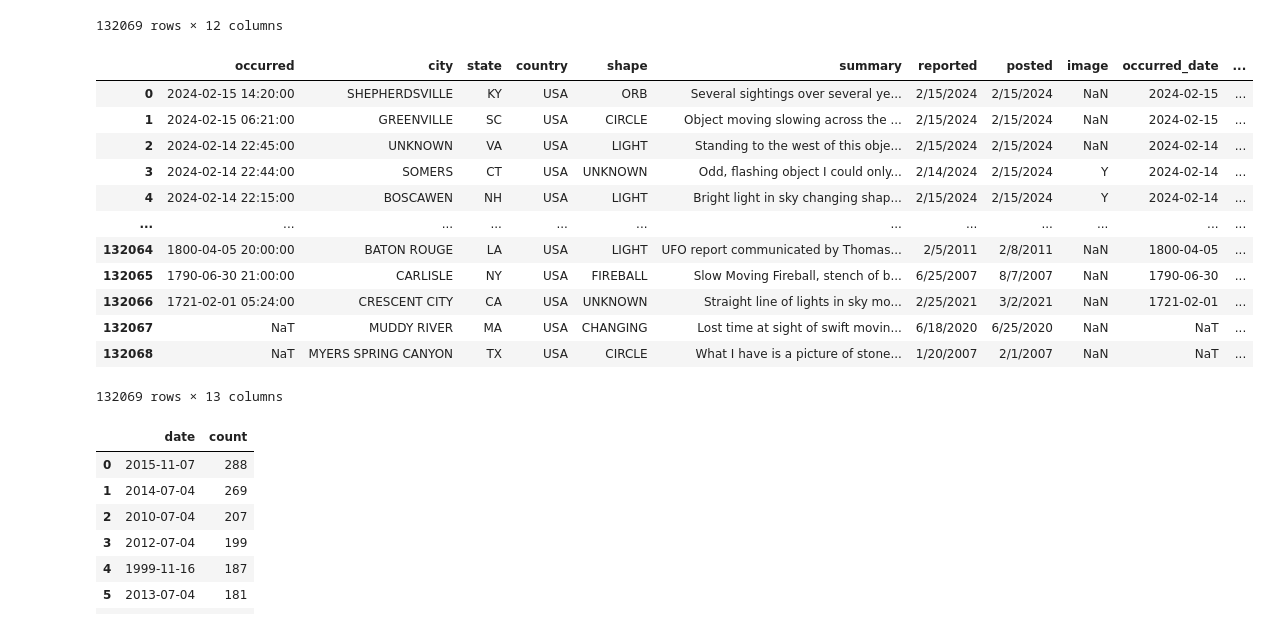
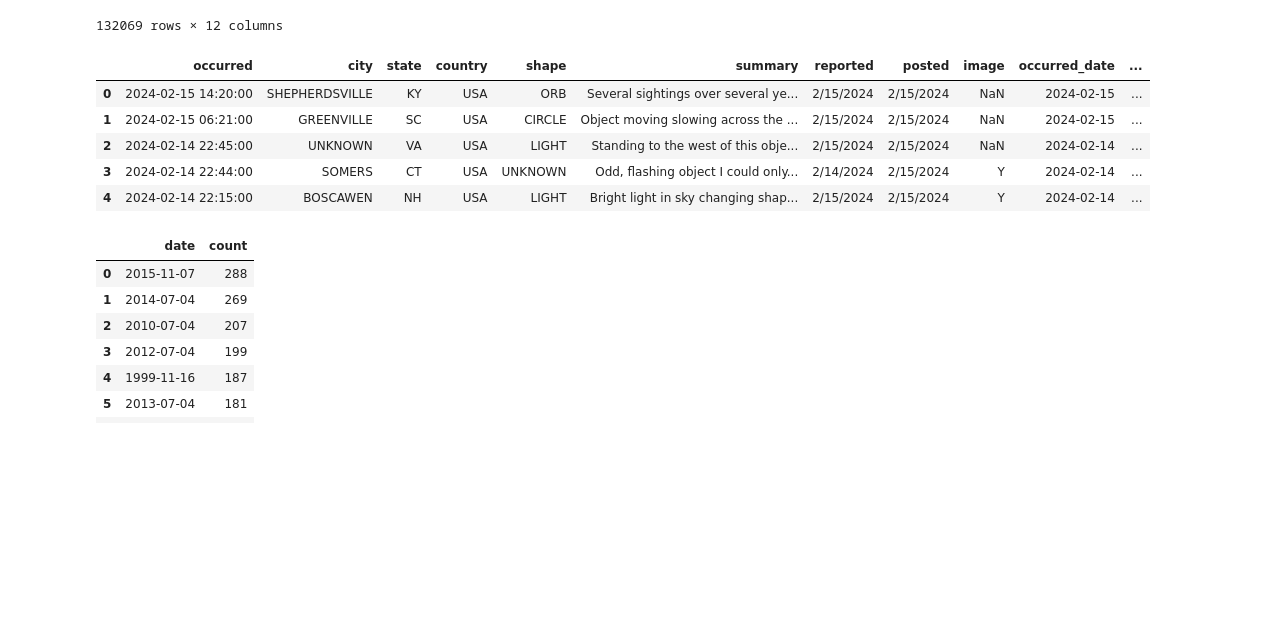
Before and after one commit to t-white-21/ufo-exploration, a Jupyter notebook: notebooks/ufo_times.ipynb, the cells around one changed output. Drawn from its saved outputs; the diff is of its cells as text; code cells hidden in the pictures; blank space fills up the shorter version.

```diff
--- a/notebooks/ufo_times.ipynb
+++ b/notebooks/ufo_times.ipynb
@@ -112,21 +112,14 @@ ufo_df
 132069 rows × 12 columns
 # %%
 ufo_df['occurred_month'] = ufo_df['occurred'].dt.month
-ufo_df
+ufo_df.head()
 # %% [output]
 |  | occurred | city | state | country | shape | summary | reported | posted | image | occurred_date | ... |
 | 0 | 2024-02-15 14:20:00 | SHEPHERDSVILLE | KY | USA | ORB | Several sightings over several ye... | 2/15/2024 | 2/15/2024 | NaN | 2024-02-15 | ... |
 | 1 | 2024-02-15 06:21:00 | GREENVILLE | SC | USA | CIRCLE | Object moving slowing across the ... | 2/15/2024 | 2/15/2024 | NaN | 2024-02-15 | ... |
 | 2 | 2024-02-14 22:45:00 | UNKNOWN | VA | USA | LIGHT | Standing to the west of this obje... | 2/15/2024 | 2/15/2024 | NaN | 2024-02-14 | ... |
 | 3 | 2024-02-14 22:44:00 | SOMERS | CT | USA | UNKNOWN | Odd, flashing object I could only... | 2/14/2024 | 2/15/2024 | Y | 2024-02-14 | ... |
 | 4 | 2024-02-14 22:15:00 | BOSCAWEN | NH | USA | LIGHT | Bright light in sky changing shap... | 2/15/2024 | 2/15/2024 | Y | 2024-02-14 | ... |
-| ... | ... | ... | ... | ... | ... | ... | ... | ... | ... | ... | ... |
-| 132064 | 1800-04-05 20:00:00 | BATON ROUGE | LA | USA | LIGHT | UFO report communicated by Thomas... | 2/5/2011 | 2/8/2011 | NaN | 1800-04-05 | ... |
-| 132065 | 1790-06-30 21:00:00 | CARLISLE | NY | USA | FIREBALL | Slow Moving Fireball, stench of b... | 6/25/2007 | 8/7/2007 | NaN | 1790-06-30 | ... |
-| 132066 | 1721-02-01 05:24:00 | CRESCENT CITY | CA | USA | UNKNOWN | Straight line of lights in sky mo... | 2/25/2021 | 3/2/2021 | NaN | 1721-02-01 | ... |
-| 132067 | NaT | MUDDY RIVER | MA | USA | CHANGING | Lost time at sight of swift movin... | 6/18/2020 | 6/25/2020 | NaN | NaT | ... |
-| 132068 | NaT | MYERS SPRING CANYON | TX | USA | CIRCLE | What I have is a picture of stone... | 1/20/2007 | 2/1/2007 | NaN | NaT | ... |
-132069 rows × 13 columns
 # %%
 date_counts = ufo_df['occurred_date'].value_counts()
 date_counts = pd.DataFrame(date_counts).reset_index()
```
Also changed, not shown: parts of 6 cells of this notebook, 28 other files.
